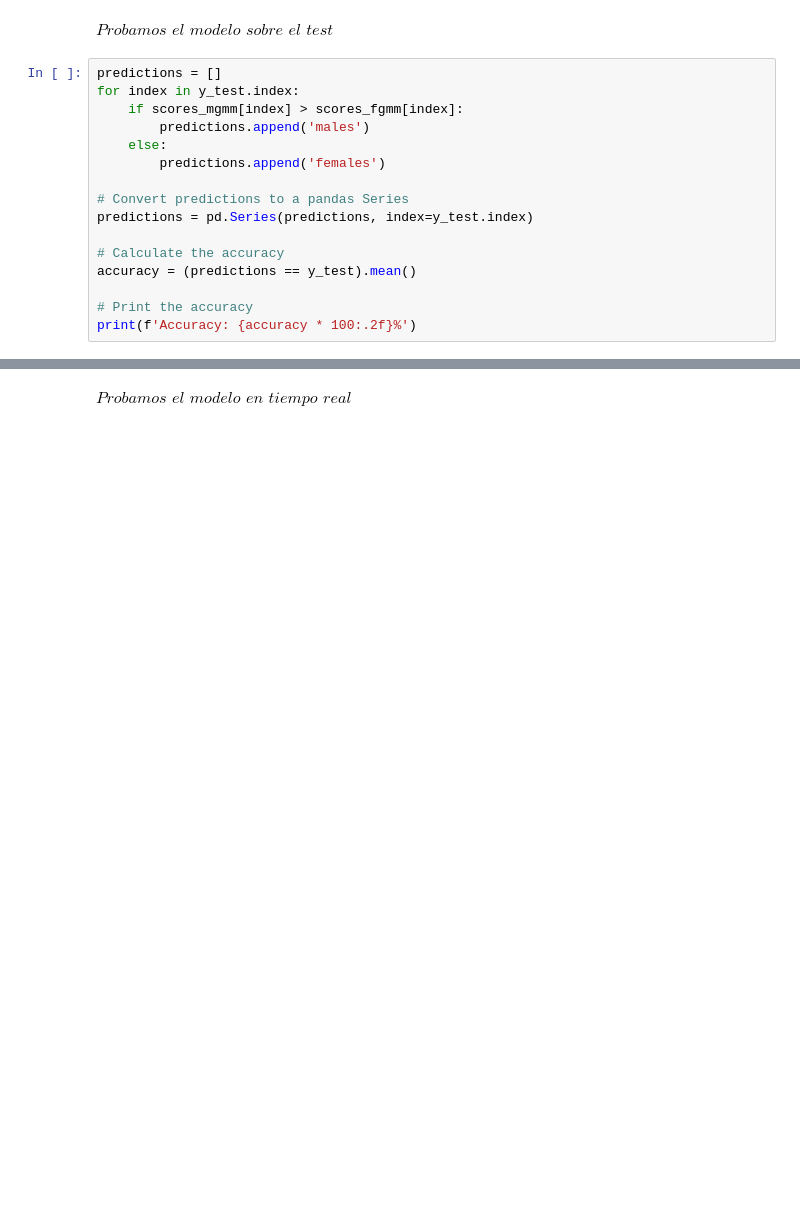
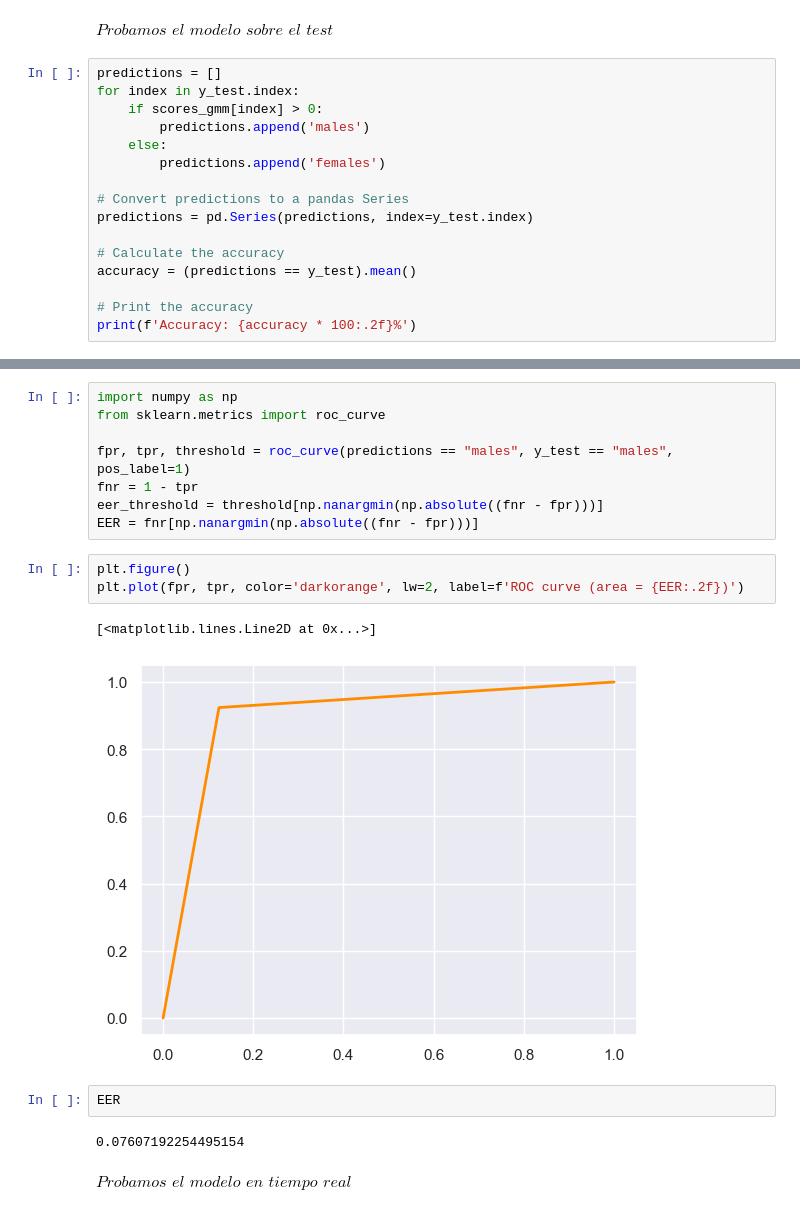
Before and after one commit to GonzaLinares/ProcVoz_Proyecto1, a Jupyter notebook: gender_classifier.ipynb, the cells around one changed output, grey strips where cells are left out. Cells and saved outputs as stored; diff of their text form; blank space fills up the shorter version.

```diff
--- a/gender_classifier.ipynb
+++ b/gender_classifier.ipynb
@@ -233,7 +273,7 @@ $\textit{Probamos el modelo sobre el test}$
 # %%
 predictions = []
 for index in y_test.index:
-    if scores_mgmm[index] > scores_fgmm[index]:
+    if scores_gmm[index] > 0:
         predictions.append('males')
     else:
         predictions.append('females')
@@ -251,3 +306,21 @@ Accuracy: 90.91%
+# %%
+import numpy as np
+from sklearn.metrics import roc_curve
+
+fpr, tpr, threshold = roc_curve(predictions == "males", y_test == "males", pos_label=1)
+fnr = 1 - tpr
+eer_threshold = threshold[np.nanargmin(np.absolute((fnr - fpr)))]
+EER = fnr[np.nanargmin(np.absolute((fnr - fpr)))]
+# %%
+plt.figure()
+plt.plot(fpr, tpr, color='darkorange', lw=2, label=f'ROC curve (area = {EER:.2f})')
+# %% [output]
+[<matplotlib.lines.Line2D at 0x...>]
+[figure, added]
+# %%
+EER
+# %% [output]
+0.07607192254495154
 # %% [markdown]
 $\textit{Probamos el modelo en tiempo real}$
 # %%
```
Also changed, not shown: parts of 16 cells of this notebook, 17 other files.
